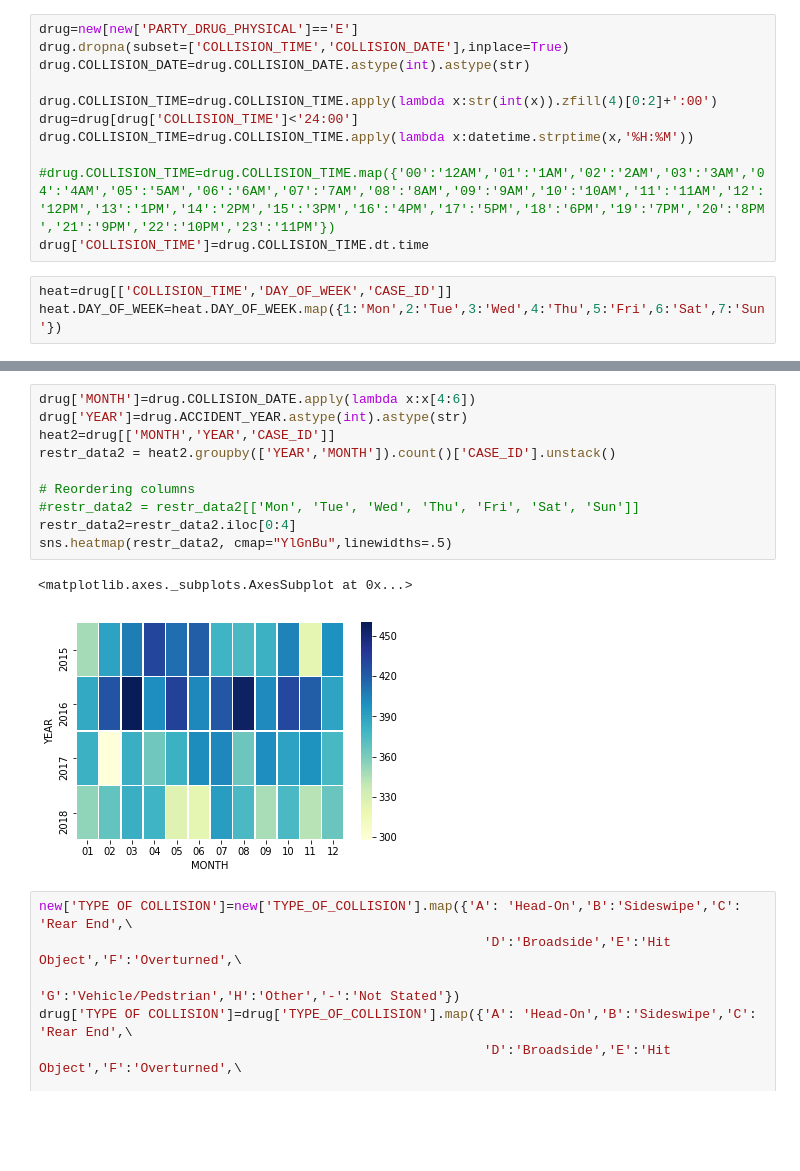
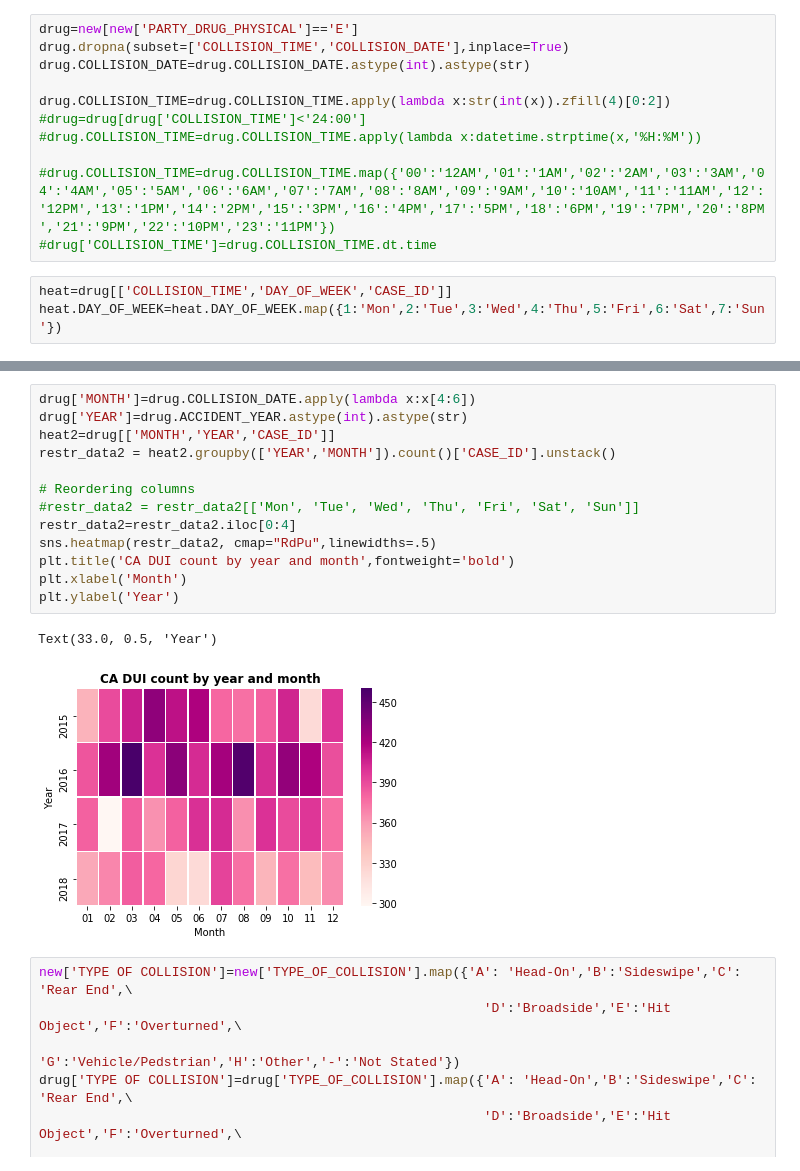
Before and after one commit to boh016/fair_policing, a Jupyter notebook: notebooks/SHAN_CA_COLLISION_EDA.ipynb, the cells around one changed output, grey strips where cells are left out. Saved outputs shown, nothing was run; the diff lists cells and outputs as text; blank space fills up the shorter version.

```diff
--- a/notebooks/SHAN_CA_COLLISION_EDA.ipynb
+++ b/notebooks/SHAN_CA_COLLISION_EDA.ipynb
@@ -95,12 +97,12 @@ drug=new[new['PARTY_DRUG_PHYSICAL']=='E']
 drug.dropna(subset=['COLLISION_TIME','COLLISION_DATE'],inplace=True)
 drug.COLLISION_DATE=drug.COLLISION_DATE.astype(int).astype(str)
 
-drug.COLLISION_TIME=drug.COLLISION_TIME.apply(lambda x:str(int(x)).zfill(4)[0:2]+':00')
-drug=drug[drug['COLLISION_TIME']<'24:00']
-drug.COLLISION_TIME=drug.COLLISION_TIME.apply(lambda x:datetime.strptime(x,'%H:%M'))
+drug.COLLISION_TIME=drug.COLLISION_TIME.apply(lambda x:str(int(x)).zfill(4)[0:2])
+#drug=drug[drug['COLLISION_TIME']<'24:00']
+#drug.COLLISION_TIME=drug.COLLISION_TIME.apply(lambda x:datetime.strptime(x,'%H:%M'))
 
 #drug.COLLISION_TIME=drug.COLLISION_TIME.map({'00':'12AM','01':'1AM','02':'2AM','03':'3AM','04':'4AM','05':'5AM','06':'6AM','07':'7AM','08':'8AM','09':'9AM','10':'10AM','11':'11AM','12':'12PM','13':'1PM','14':'2PM','15':'3PM','16':'4PM','17':'5PM','18':'6PM','19':'7PM','20':'8PM','21':'9PM','22':'10PM','23':'11PM'})
-drug['COLLISION_TIME']=drug.COLLISION_TIME.dt.time
+#drug['COLLISION_TIME']=drug.COLLISION_TIME.dt.time
 # %%
 heat=drug[['COLLISION_TIME','DAY_OF_WEEK','CASE_ID']]
 heat.DAY_OF_WEEK=heat.DAY_OF_WEEK.map({1:'Mon',2:'Tue',3:'Wed',4:'Thu',5:'Fri',6:'Sat',7:'Sun'})
@@ -118,16 +123,19 @@ sns.heatmap(restr_data, cmap="RdPu",linewidth=.25)
 # %%
 drug['MONTH']=drug.COLLISION_DATE.apply(lambda x:x[4:6])
 drug['YEAR']=drug.ACCIDENT_YEAR.astype(int).astype(str)
 heat2=drug[['MONTH','YEAR','CASE_ID']]
 restr_data2 = heat2.groupby(['YEAR','MONTH']).count()['CASE_ID'].unstack()
 
 # Reordering columns
 #restr_data2 = restr_data2[['Mon', 'Tue', 'Wed', 'Thu', 'Fri', 'Sat', 'Sun']]
 restr_data2=restr_data2.iloc[0:4]
-sns.heatmap(restr_data2, cmap="YlGnBu",linewidths=.5)
+sns.heatmap(restr_data2, cmap="RdPu",linewidths=.5)
+plt.title('CA DUI count by year and month',fontweight='bold')
+plt.xlabel('Month')
+plt.ylabel('Year')
 # %% [output]
-<matplotlib.axes._subplots.AxesSubplot at 0x...>
+Text(33.0, 0.5, 'Year')
-[figure, old version]
+[figure, new version]
 # %%
 new['TYPE OF COLLISION']=new['TYPE_OF_COLLISION'].map({'A': 'Head-On','B':'Sideswipe','C': 'Rear End',\
                                                          'D':'Broadside','E':'Hit Object','F':'Overturned',\
```
Also changed, not shown: parts of 9 cells of this notebook, 1 other file.
